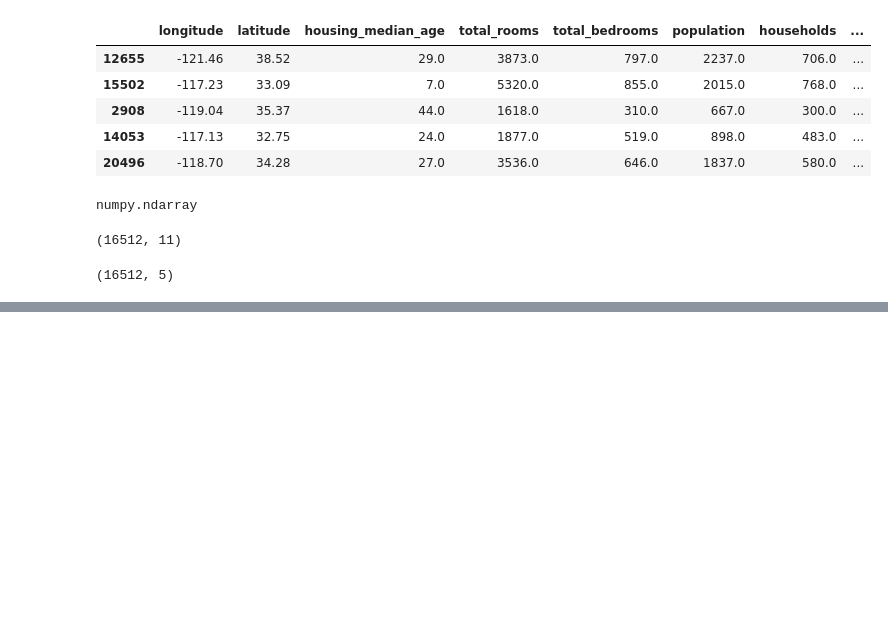
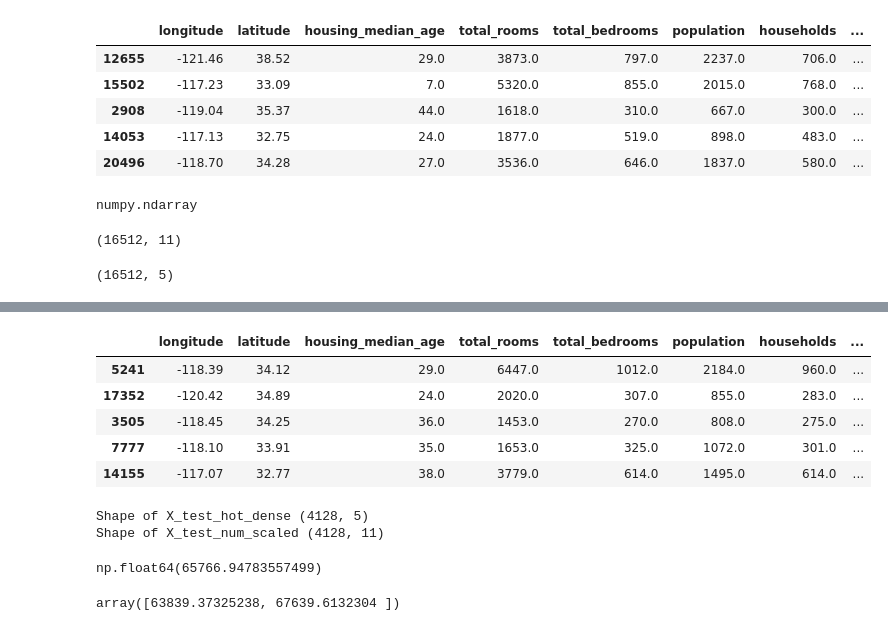
Before and after one commit to KunalAyush1/Hands-on-ML-book-implementation, a Jupyter notebook: Chapter2/notebook.ipynb, the cells around one changed output, grey strips where cells are left out. Drawn from its saved outputs; the diff is of its cells as text; code cells hidden in the pictures; blank space fills up the shorter version.

```diff
--- a/Chapter2/notebook.ipynb
+++ b/Chapter2/notebook.ipynb
@@ -272,0 +451,4 @@ X_combined = np.c_[X_num_scaled, X_hot_dense]
+# %%
+#evaluation on test set
+X_test = strat_test_set.drop("median_house_value", axis = 1)
+y_test = strat_test_set["median_house_value"].copy()
@@ -272,0 +468,3 @@ X_combined = np.c_[X_num_scaled, X_hot_dense]
+# %%
+median_x_test = X_test['total_bedrooms'].median()
+median_x_test
@@ -272,0 +473,2 @@ X_combined = np.c_[X_num_scaled, X_hot_dense]
+# %%
+X_test['total_bedrooms'].fillna(median_x_test, inplace=True)
@@ -272,0 +495,3 @@ X_combined = np.c_[X_num_scaled, X_hot_dense]
+# %%
+X_test_num = X_test.drop('ocean_proximity', axis = 1)
+X_test_cat = X_test[['ocean_proximity']]
@@ -272,0 +511,14 @@ X_combined = np.c_[X_num_scaled, X_hot_dense]
+# %%
+X_test_num["rooms_per_household"] = (X_test_num["total_rooms"] / X_test_num["households"])
+X_test_num["population_per_household"] = (X_test_num["population"] / X_test_num["households"])
+X_test_num["bedrooms_per_room"] = (X_test_num['total_bedrooms'] / X_test_num['total_rooms'])
+
+
+X_test_num.head()
+# %% [output]
+|  | longitude | latitude | housing_median_age | total_rooms | total_bedrooms | population | households | ... |
+| 5241 | -118.39 | 34.12 | 29.0 | 6447.0 | 1012.0 | 2184.0 | 960.0 | ... |
+| 17352 | -120.42 | 34.89 | 24.0 | 2020.0 | 307.0 | 855.0 | 283.0 | ... |
+| 3505 | -118.45 | 34.25 | 36.0 | 1453.0 | 270.0 | 808.0 | 275.0 | ... |
+| 7777 | -118.10 | 33.91 | 35.0 | 1653.0 | 325.0 | 1072.0 | 301.0 | ... |
+| 14155 | -117.07 | 32.77 | 38.0 | 3779.0 | 614.0 | 1495.0 | 614.0 | ... |
@@ -272,0 +531,6 @@ X_combined = np.c_[X_num_scaled, X_hot_dense]
+# %%
+print(f"Shape of X_test_hot_dense {X_test_hot_dense.shape} ")
+print(f"Shape of X_test_num_scaled {X_test_num_scaled.shape} ")
+# %% [output]
+Shape of X_test_hot_dense (4128, 5)
+Shape of X_test_num_scaled (4128, 11)
@@ -272,0 +539,17 @@ X_combined = np.c_[X_num_scaled, X_hot_dense]
+# %%
+final_pred = final_model.predict(X_test_combined)
+final_mse = mean_squared_error(y_test, final_pred)
+final_rmse = np.sqrt(final_mse)
+final_rmse
+# %% [output]
+np.float64(65766.94783557499)
+# %%
+import scipy
+from scipy import stats
+confidence = 0.95
+squared_errors = (final_pred - y_test) ** 2
+np.sqrt(stats.t.interval(confidence, len(squared_errors) - 1,
+                        loc = squared_errors.mean(),
+                        scale = stats.sem(squared_errors)))
+# %% [output]
+array([63839.37325238, 67639.6132304 ])
```
Also changed, not shown: parts of 30 cells of this notebook, 4 other files.
